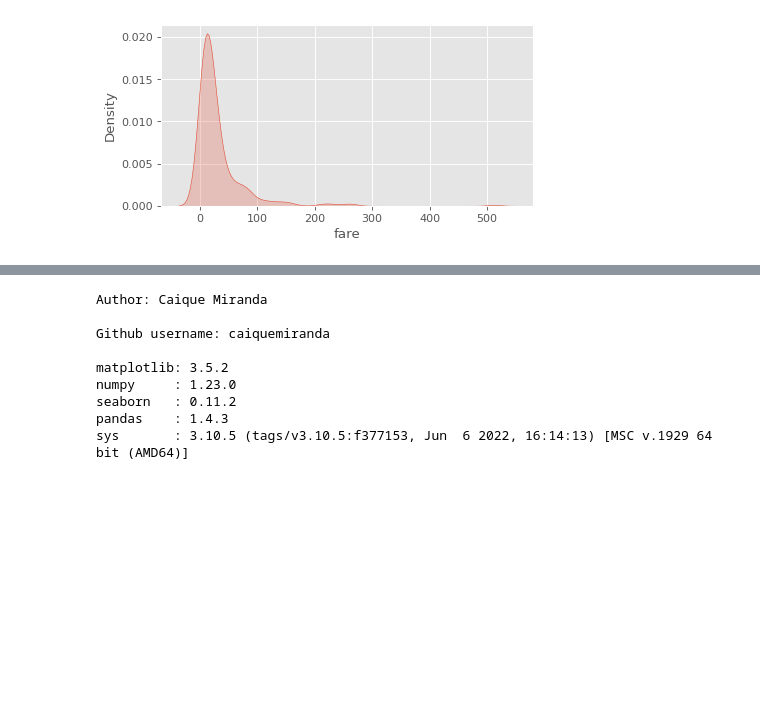
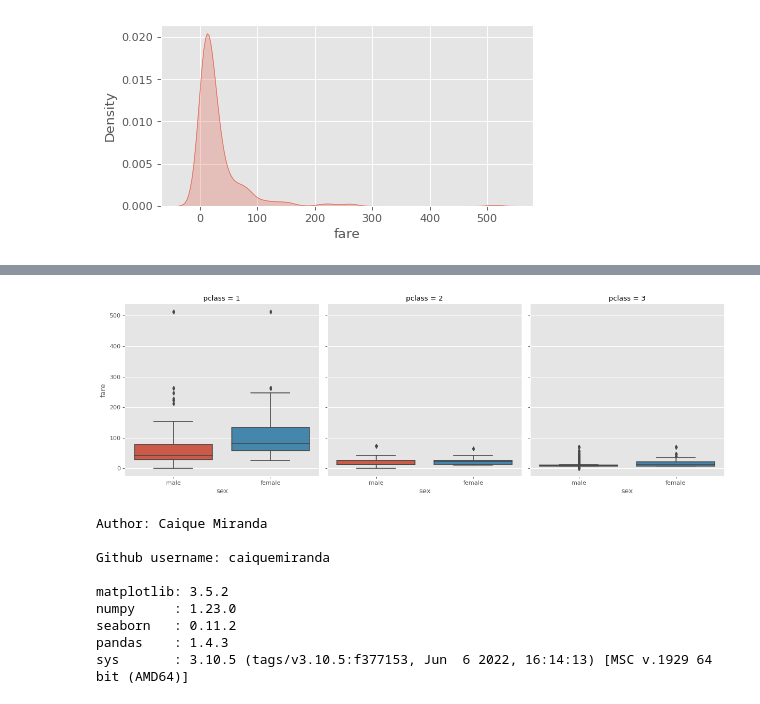
Before and after one commit to caiquemiranda/data-visualization-python, a Jupyter notebook: 10-analysis-visualization-titanic-dataset.ipynb, the cells around one changed output, grey strips where cells are left out. Drawn from its saved outputs; the diff is of its cells as text; code cells hidden in the pictures; blank space fills up the shorter version.

```diff
--- a/10-analysis-visualization-titanic-dataset.ipynb
+++ b/10-analysis-visualization-titanic-dataset.ipynb
@@ -531,3 +546,11 @@ sns.kdeplot(titanic['fare'],
+# %%
+sns.catplot(x= 'sex',
+            y= 'fare',
+            data= titanic,
+            kind= 'box',
+            col= 'pclass');
+# %% [output]
+[figure, added]
 # %%
 %reload_ext watermark
 %watermark -a "Caique Miranda" -gu "caiquemiranda" -iv
```
Also changed, not shown: parts of 2 cells of this notebook.
